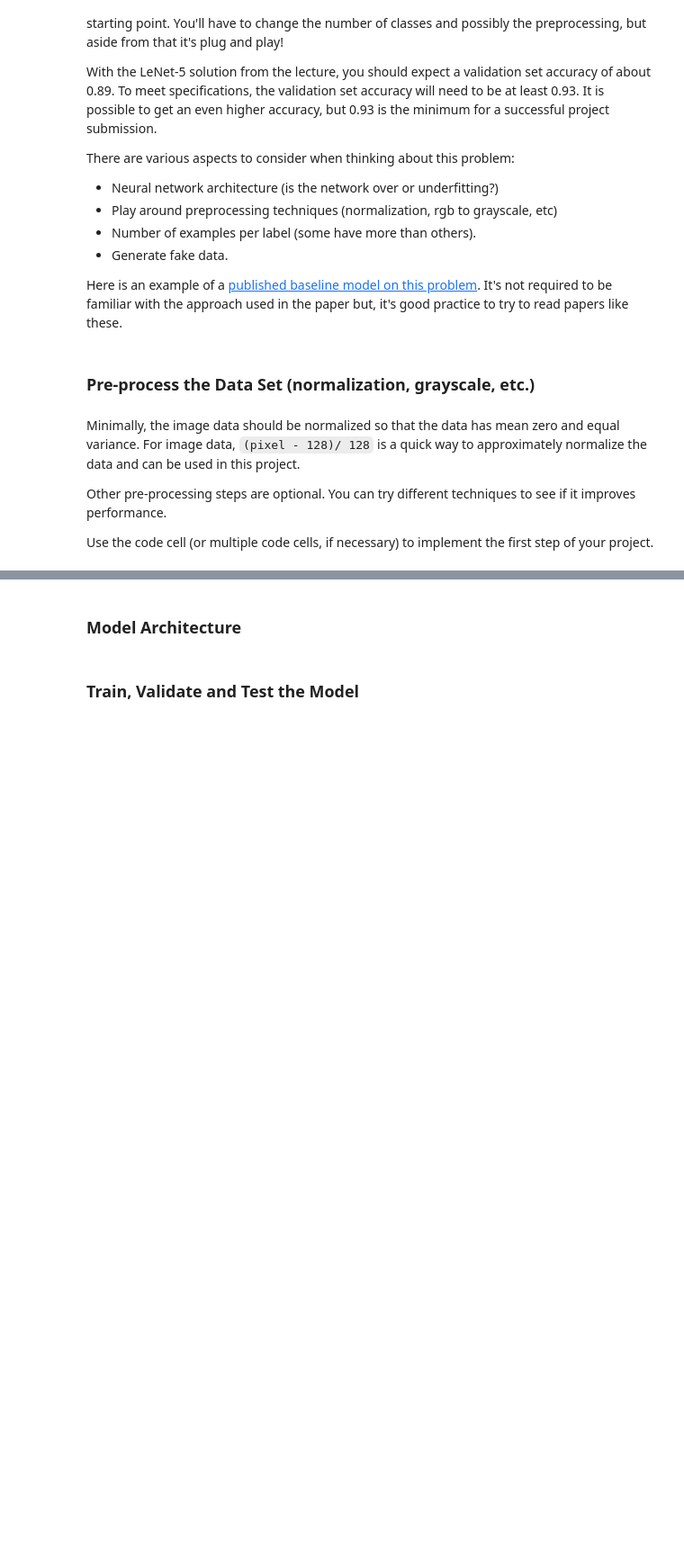
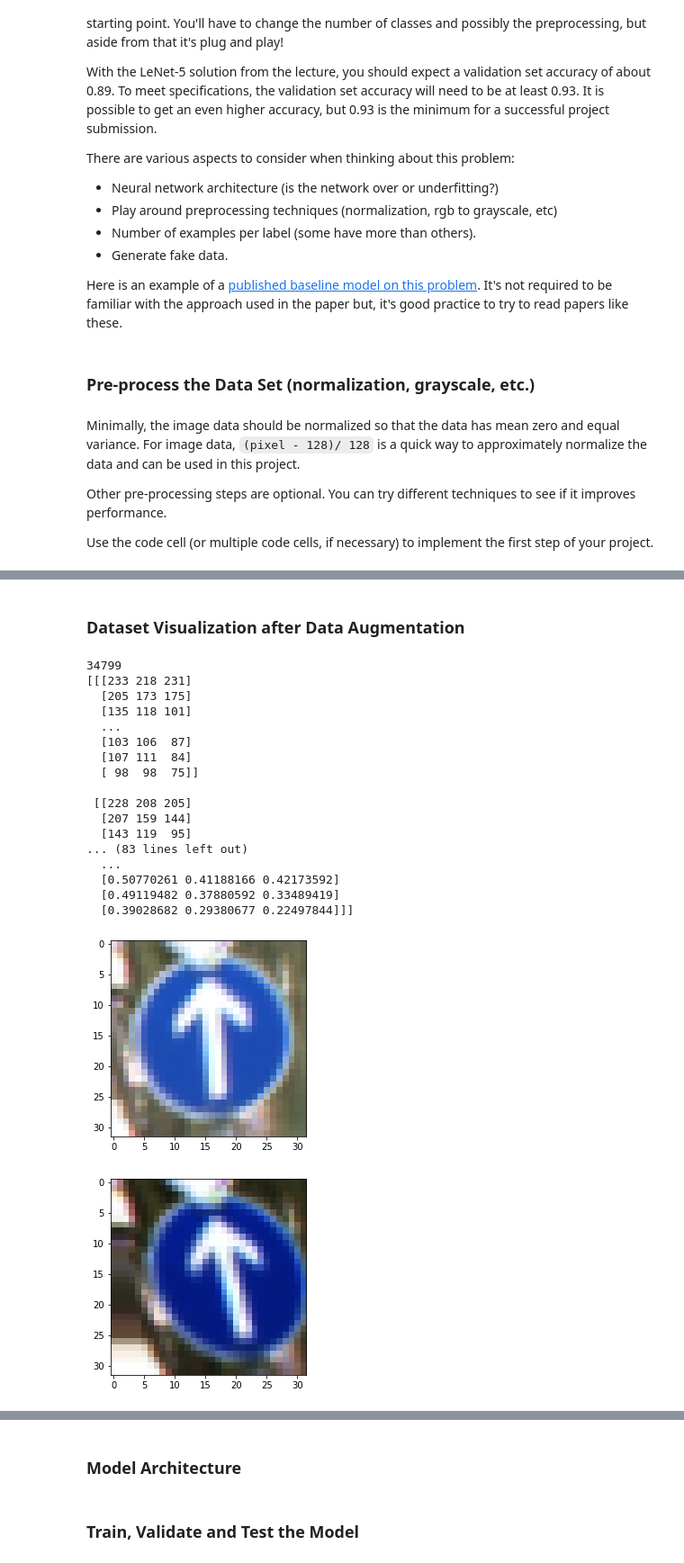
Before and after one commit to 28licaris/CarND-Traffic-Sign-Classifier, a Jupyter notebook: Traffic_Sign_Classifier.ipynb, the cells around one changed output, grey strips where cells are left out. Shown at 90% size. Cells and saved outputs as stored; diff of their text form; code cells hidden in the pictures; blank space fills up the shorter version.

```diff
--- a/Traffic_Sign_Classifier.ipynb
+++ b/Traffic_Sign_Classifier.ipynb
@@ -227,0 +449,65 @@ pp_x_train = preprocess(x_train)
+# %% [markdown]
+### Dataset Visualization after Data Augmentation
+# %%
+print(len(x_train_aug))
+
+num = 20001
+plt.figure()
+plt.imshow(x_train[num])
+
+plt.figure()
+plt.imshow(x_train_aug[num])
+
+print(x_train[num])
+print(x_train_aug[num])
+
+# Dictionary to store number of images for each class in each dataset
+# data_count = {}
+# data_count['train_count'] = collections.Counter(y_train)
+# data_count['train_aug_count'] = collections.Counter(y_train_aug)
+# data_count['valid_count'] = collections.Counter(y_valid)
+# data_count['test_count'] = collections.Counter(y_test)
+
+# # Create a dataframe from above dictionary
+# df = pd.DataFrame.from_dict(data_count, orient='columns').reset_index()
+# df = df.rename(columns={'index':'ClassId'})
+
+# # Plot the 3 data sets on the same bar chart
+# plt.figure(figsize=(15,5))
+# train = plt.bar(df['ClassId'].values, df['train_count'].values, alpha=0.8, color='g')
+# train_aug = plt.bar(df['ClassId'].values, df['train_aug_count'].values, alpha=0.8, color='orange', bottom=df['train_count'].values)
+# valid = plt.bar(df['ClassId'].values, df['valid_count'].values, alpha=0.8, color='b', bottom=df['train_count'].values + df['train_aug_count'].values)
+# test = plt.bar(df['ClassId'].values, df['test_count'].values, alpha=0.8, color='r', bottom=df['train_count'].values + df['train_aug_count'].values + df['valid_count'].values)
+
+# # Create legend
+# topbar = plt.Rectangle((0,0),1,1,fc='r', edgecolor = 'none')
+# middlebar2 = plt.Rectangle((0,0),1,1,fc='orange', edgecolor = 'none')
+# middlebar = plt.Rectangle((0,0),1,1,fc='b', edgecolor = 'none')
+# bottombar = plt.Rectangle((0,0),1,1,fc='g',  edgecolor = 'none')
+# l = plt.legend([bottombar, middlebar2, middlebar, topbar], ['train', 'train_aug', 'validate', 'test'], loc=1, ncol = 4, prop={'size':16})
+# l.draw_frame(False)
+
+# plt.title('Dataset before Augmentation')
+# plt.xlabel('Sign Class', fontsize=14),
+# plt.ylabel('Number of Images', fontsize=14)
+# plt.show()
+# %% [output]
+34799
+[[[233 218 231]
+  [205 173 175]
+  [135 118 101]
+  ...
+  [103 106  87]
+  [107 111  84]
+  [ 98  98  75]]
+
+ [[228 208 205]
+  [207 159 144]
+  [143 119  95]
+... (83 lines left out)
+  ...
+  [0.50770261 0.41188166 0.42173592]
+  [0.49119482 0.37880592 0.33489419]
+  [0.39028682 0.29380677 0.22497844]]]
+[figure, added]
+[figure, added]
```
Also changed, not shown: parts of 8 cells of this notebook, 1 other file.
